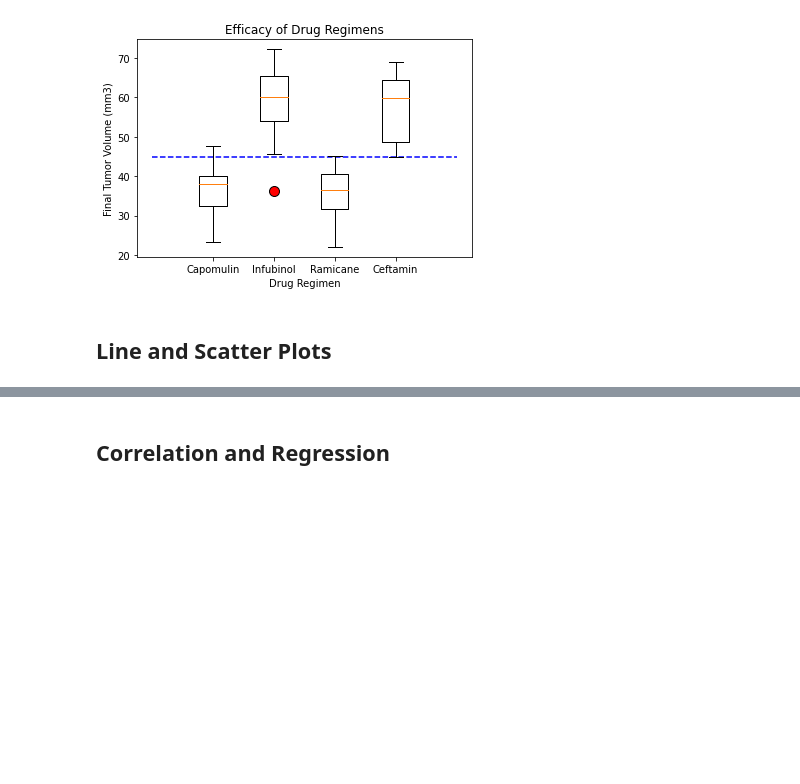
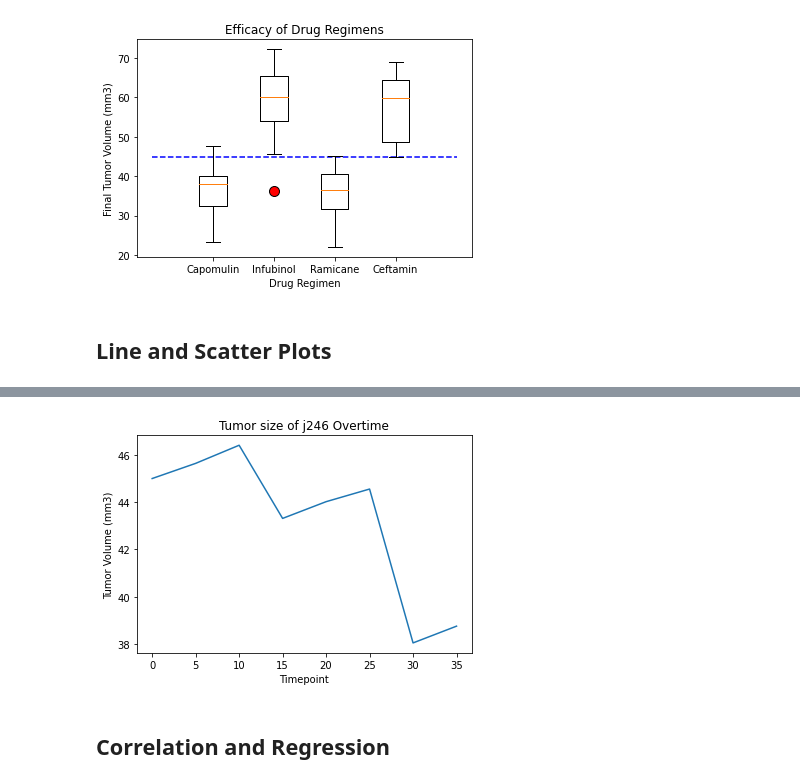
Before and after one commit to njmorr/matplotlib-challenge, a Jupyter notebook: pymaceuticals.ipynb, the cells around one changed output, grey strips where cells are left out. Cells and saved outputs as stored; diff of their text form; code cells hidden in the pictures; blank space fills up the shorter version.

Commit message:
j246 line plot

```diff
--- a/pymaceuticals.ipynb
+++ b/pymaceuticals.ipynb
@@ -346,3 +346,8 @@ plt.show()
 [figure]
 # %% [markdown]
 ## Line and Scatter Plots
+# %%
+# Mouse chosen is j246
+
+j246 = clean_data.loc[clean_data["Mouse ID"] == "j246"]
+j246
@@ -349,5 +364,14 @@ plt.show()
 # %%
 # Generate a line plot of tumor volume vs. time point for a mouse treated with Capomulin
+
+plt.plot(j246["Timepoint"], j246["Tumor Volume (mm3)"])
+plt.title("Tumor size of j246 Overtime")
+plt.xlabel("Timepoint")
+plt.ylabel("Tumor Volume (mm3)")
+
+plt.show()
+# %% [output]
+[figure, added]
 # %%
 # Generate a scatter plot of average tumor volume vs. mouse weight for the Capomulin regimen
 # %% [markdown]
```
Also changed, not shown: parts of 1 cell of this notebook.
